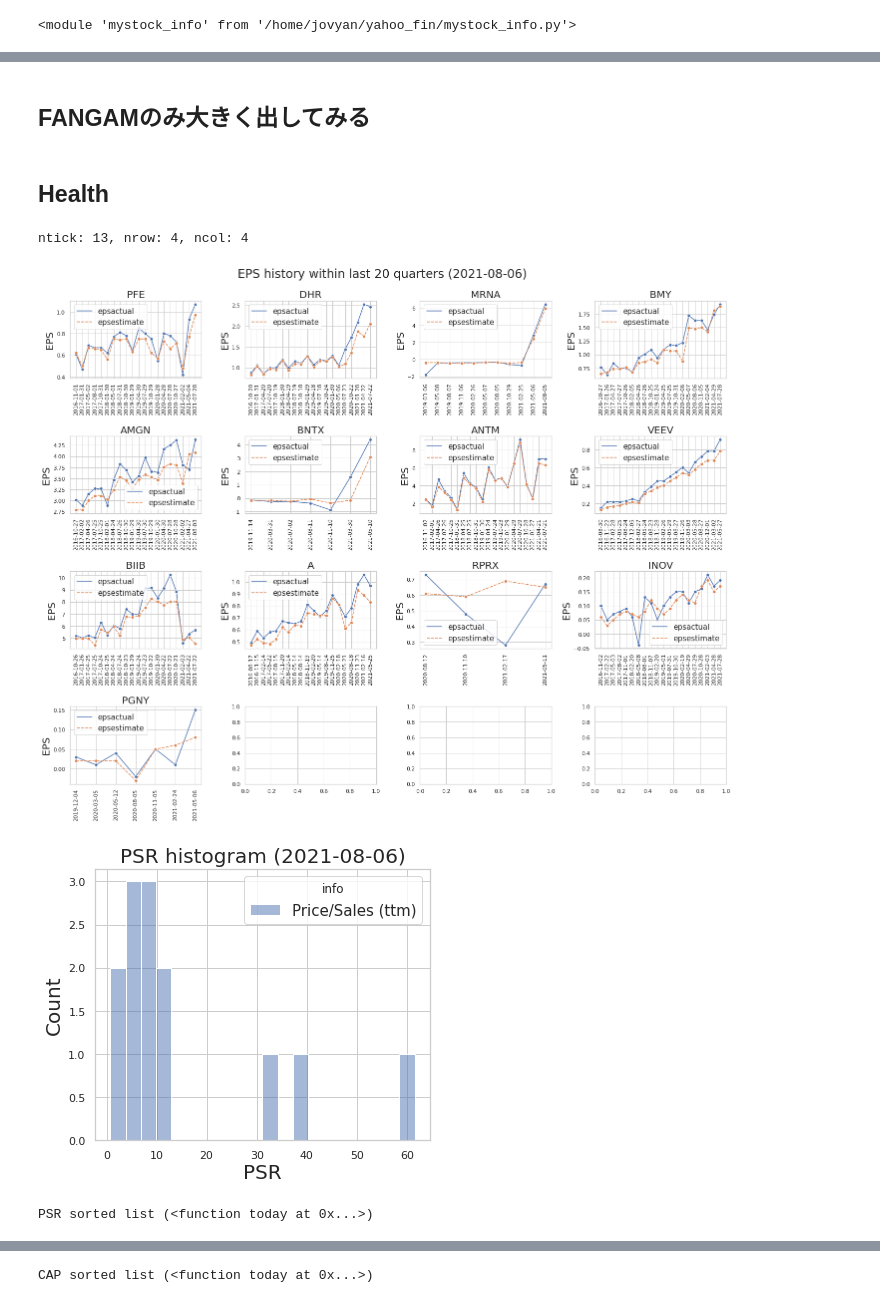
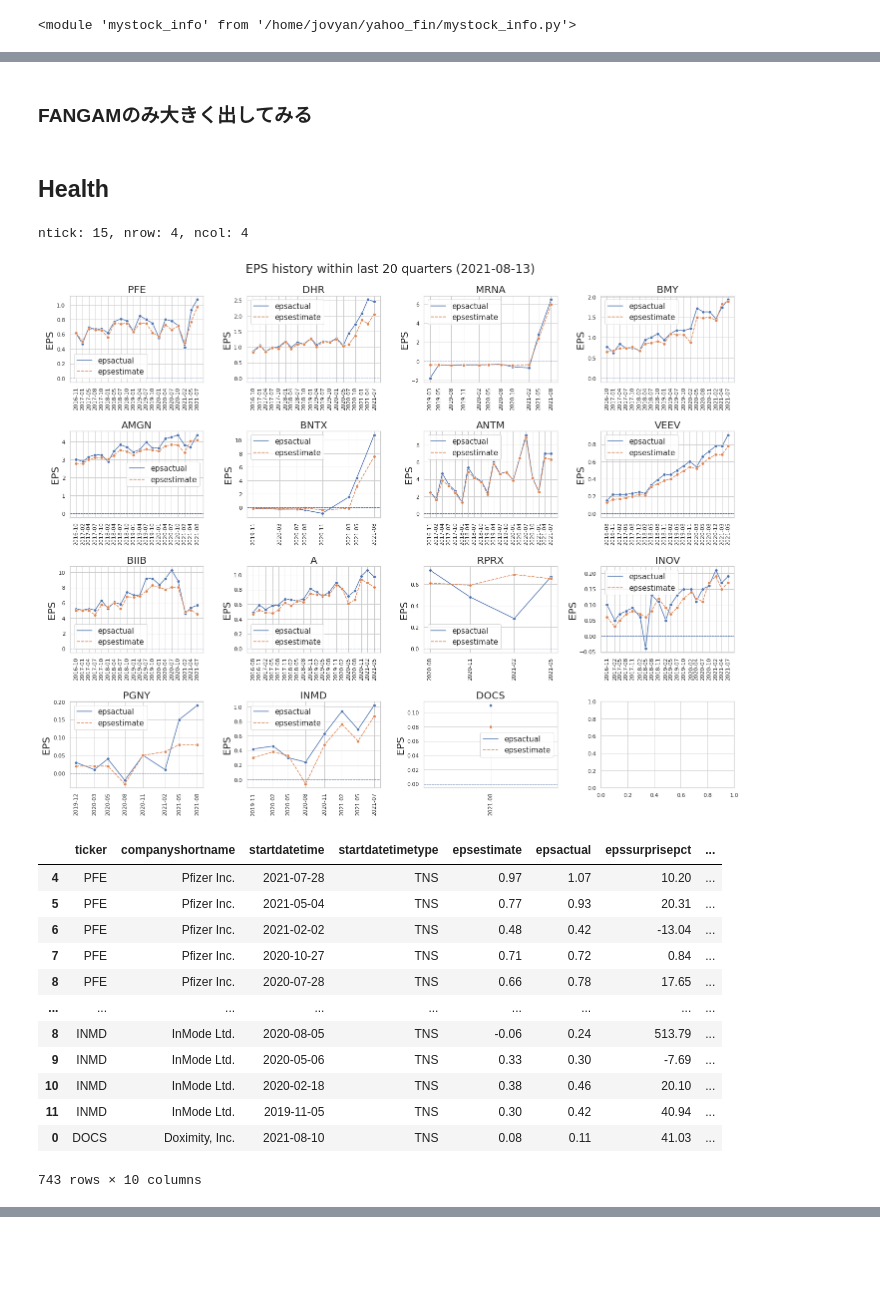
Before and after one commit to jnishii/stock-analysis, a Jupyter notebook: yahoo_fin/EPS-analysis.ipynb, the cells around one changed output, grey strips where cells are left out. Drawn from its saved outputs; the diff is of its cells as text; code cells hidden in the pictures; blank space fills up the shorter version.

```diff
--- a/yahoo_fin/EPS-analysis.ipynb
+++ b/yahoo_fin/EPS-analysis.ipynb
@@ -135,5 +177,5 @@ Tickers list of which beat ratio >= 80% within last 20 quarters
 # %% [markdown]
-## FANGAMのみ大きく出してみる
+### FANGAMのみ大きく出してみる
 # %%
 mi.plot_eps(fangam,largefig=True)
 mi.search_good_eps(fangam, last=200)
@@ -158,16 +200,28 @@ H_E10 = [
 H_E9 = [
     "INOV",
     "PGNY",
+    "INMD",
+    "DOCS"
 ]
 health = H_E11 + H_E10 + H_E9
 # %%
+import importlib
+importlib.reload(mi)
 # EPS history
-mi.plot_eps(health,last=20)
-#mi.search_good_eps(tickers_health)
-df_res=mi.plot_valuation(health,table=True)
-df_cap=mi.plot_valuation(health,table=True,hist=False,key="Cap")
+mi.plot_eps_history(health,last=20)
 # %% [output]
-ntick: 13, nrow: 4, ncol: 4
+ntick: 15, nrow: 4, ncol: 4
-[figure, old version]
+[figure, new version]
-[figure, removed]
+|  | ticker | companyshortname | startdatetime | startdatetimetype | epsestimate | epsactual | epssurprisepct | ... |
+| 4 | PFE | Pfizer Inc. | 2021-07-28 | TNS | 0.97 | 1.07 | 10.20 | ... |
+| 5 | PFE | Pfizer Inc. | 2021-05-04 | TNS | 0.77 | 0.93 | 20.31 | ... |
+| 6 | PFE | Pfizer Inc. | 2021-02-02 | TNS | 0.48 | 0.42 | -13.04 | ... |
+| 7 | PFE | Pfizer Inc. | 2020-10-27 | TNS | 0.71 | 0.72 | 0.84 | ... |
+| 8 | PFE | Pfizer Inc. | 2020-07-28 | TNS | 0.66 | 0.78 | 17.65 | ... |
+| ... | ... | ... | ... | ... | ... | ... | ... | ... |
+| 8 | INMD | InMode Ltd. | 2020-08-05 | TNS | -0.06 | 0.24 | 513.79 | ... |
+| 9 | INMD | InMode Ltd. | 2020-05-06 | TNS | 0.33 | 0.30 | -7.69 | ... |
+| 10 | INMD | InMode Ltd. | 2020-02-18 | TNS | 0.38 | 0.46 | 20.10 | ... |
+| 11 | INMD | InMode Ltd. | 2019-11-05 | TNS | 0.30 | 0.42 | 40.94 | ... |
+| 0 | DOCS | Doximity, Inc. | 2021-08-10 | TNS | 0.08 | 0.11 | 41.03 | ... |
-PSR sorted list (<function today at 0x...>)
+743 rows × 10 columns
@@ -189 +227,0 @@ PSR sorted list (<function today at 0x...>)
-CAP sorted list (<function today at 0x...>)
```
Also changed, not shown: parts of 15 cells of this notebook, 5 other files.
